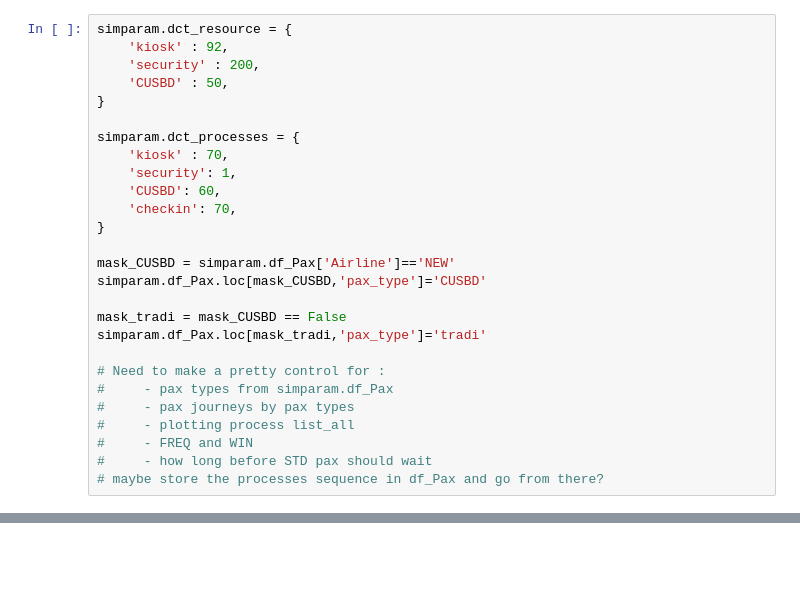
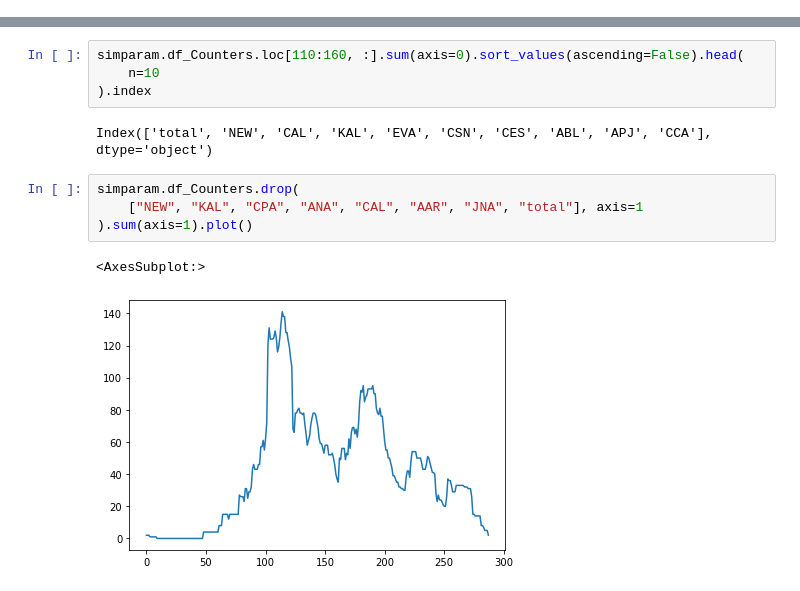
Before and after one commit to AntoineGlacet/KAPpaxsim, a Jupyter notebook: notebooks/stripped/antoine_4F-6k.ipynb, the cells around one changed output, grey strips where cells are left out. Cells and saved outputs as stored; diff of their text form; blank space fills up the shorter version.

```diff
--- a/notebooks/stripped/antoine_4F-6k.ipynb
+++ b/notebooks/stripped/antoine_4F-6k.ipynb
@@ -32,27 +42,0 @@ simparam.assign_check_in()
-# %%
-simparam.dct_resource = {
-    'kiosk' : 92,
-    'security' : 200,
-    'CUSBD' : 50,
-}
-
-simparam.dct_processes = {
-    'kiosk' : 70,
-    'security': 1,
-    'CUSBD': 60,
-    'checkin': 70,
-}
-
-mask_CUSBD = simparam.df_Pax['Airline']=='NEW'
-simparam.df_Pax.loc[mask_CUSBD,'pax_type']='CUSBD'
-
-mask_tradi = mask_CUSBD == False
-simparam.df_Pax.loc[mask_tradi,'pax_type']='tradi'
-
-# Need to make a pretty control for :
-#     - pax types from simparam.df_Pax
-#     - pax journeys by pax types
-#     - plotting process list_all
-#     - FREQ and WIN
-#     - how long before STD pax should wait
-# maybe store the processes sequence in df_Pax and go from there?
@@ -73,0 +43,13 @@ simulation.plot_result()
+# %%
+simparam.df_Counters.loc[110:160, :].sum(axis=0).sort_values(ascending=False).head(
+    n=10
+).index
+# %% [output]
+Index(['total', 'NEW', 'CAL', 'KAL', 'EVA', 'CSN', 'CES', 'ABL', 'APJ', 'CCA'], dtype='object')
+# %%
+simparam.df_Counters.drop(
+    ["NEW", "KAL", "CPA", "ANA", "CAL", "AAR", "JNA", "total"], axis=1
+).sum(axis=1).plot()
+# %% [output]
+<AxesSubplot:>
+[figure, added]
```
Also changed, not shown: parts of 14 cells of this notebook, 2 other files.
